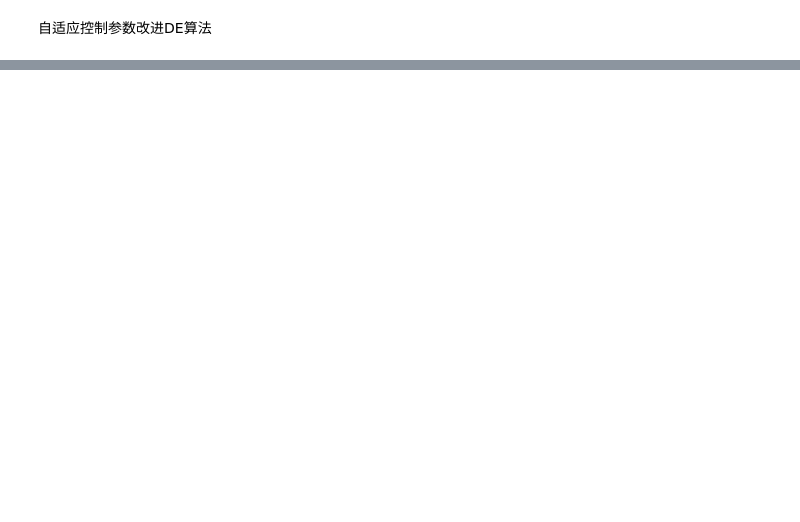
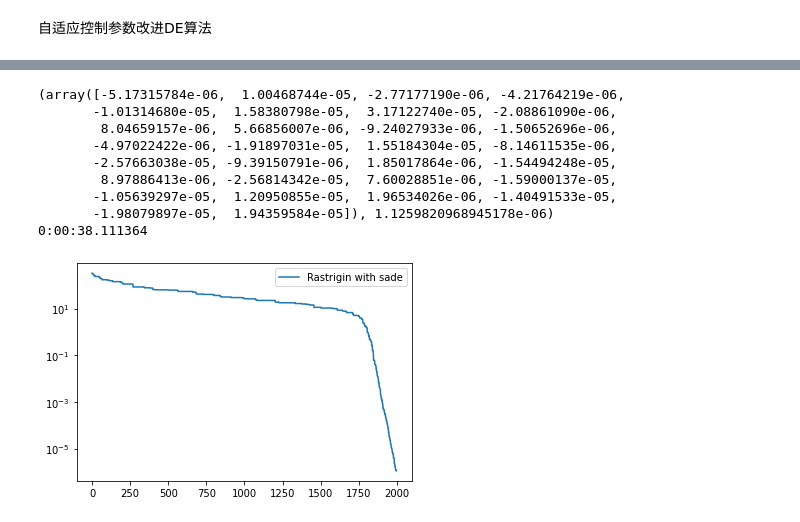
Before and after one commit to DanceToThis1/DE, a Jupyter notebook: DE2.ipynb, the cells around one changed output, grey strips where cells are left out. Saved outputs shown, nothing was run; the diff lists cells and outputs as text; code cells hidden in the pictures; blank space fills up the shorter version.

```diff
--- a/DE2.ipynb
+++ b/DE2.ipynb
@@ -301,0 +406,23 @@ Rastrigin_sade()
+# %%
+def Rastrigin_sade():
+    start = datetime.datetime.now()
+    it = list(sade(Rastrigin, [(-5.12,5.12)] * 30, popsize = 100, its = 3000))
+    print(it[-1])
+    x, f = zip(*it)
+    plt.plot(f, label='Rastrigin with sade')
+    plt.yscale('log')
+    plt.legend()
+    end = datetime.datetime.now()
+    print(end - start)
+Rastrigin_sade()
+# %% [output]
+(array([-5.17315784e-06,  1.00468744e-05, -2.77177190e-06, -4.21764219e-06,
+       -1.01314680e-05,  1.58380798e-05,  3.17122740e-05, -2.08861090e-06,
+        8.04659157e-06,  5.66856007e-06, -9.24027933e-06, -1.50652696e-06,
+       -4.97022422e-06, -1.91897031e-05,  1.55184304e-05, -8.14611535e-06,
+       -2.57663038e-05, -9.39150791e-06,  1.85017864e-06, -1.54494248e-05,
+        8.97886413e-06, -2.56814342e-05,  7.60028851e-06, -1.59000137e-05,
+       -1.05639297e-05,  1.20950855e-05,  1.96534026e-06, -1.40491533e-05,
+       -1.98079897e-05,  1.94359584e-05]), 1.1259820968945178e-06)
+0:00:38.111364
+[figure, added]
```
Also changed, not shown: parts of 9 cells of this notebook.
